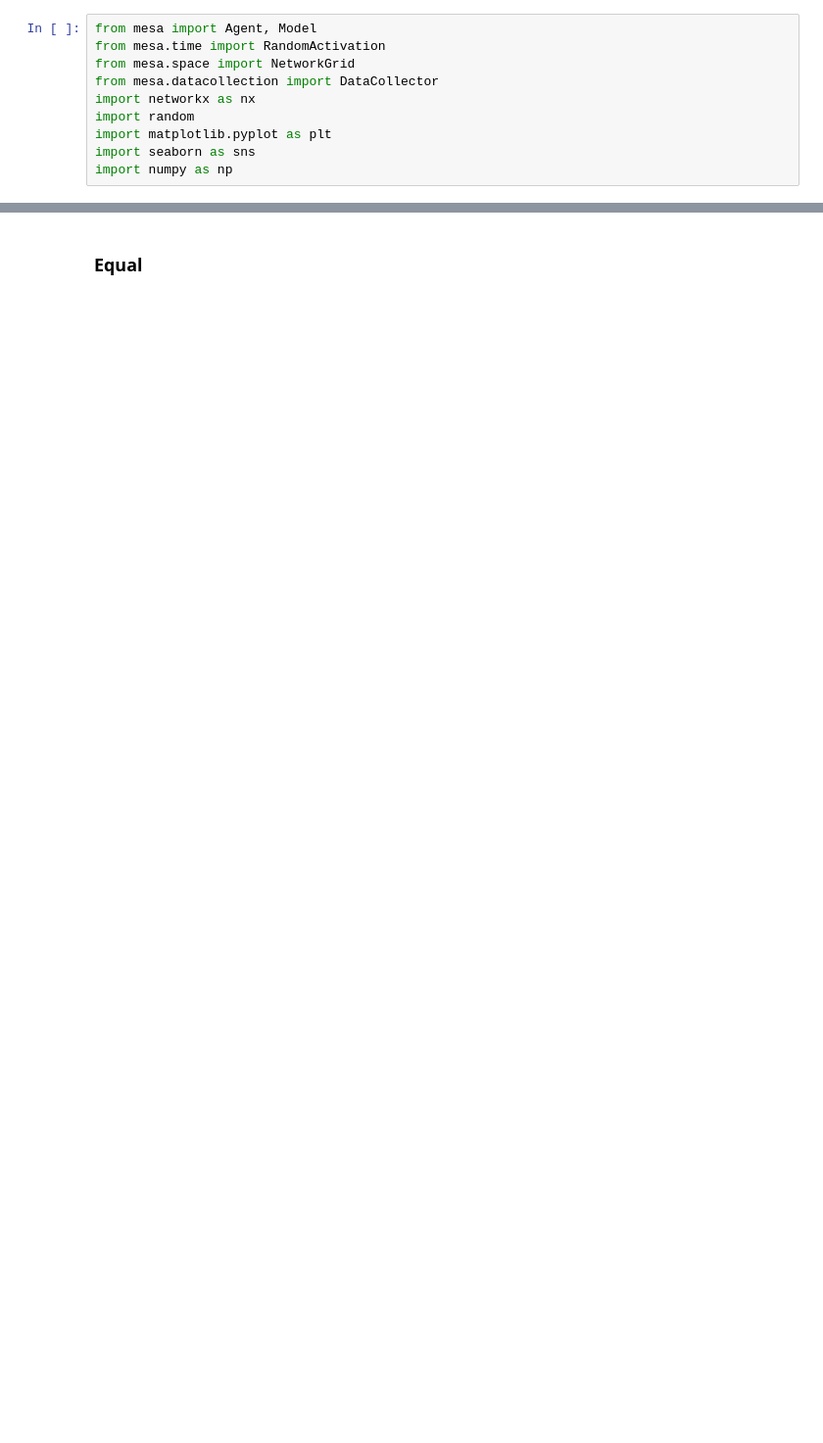
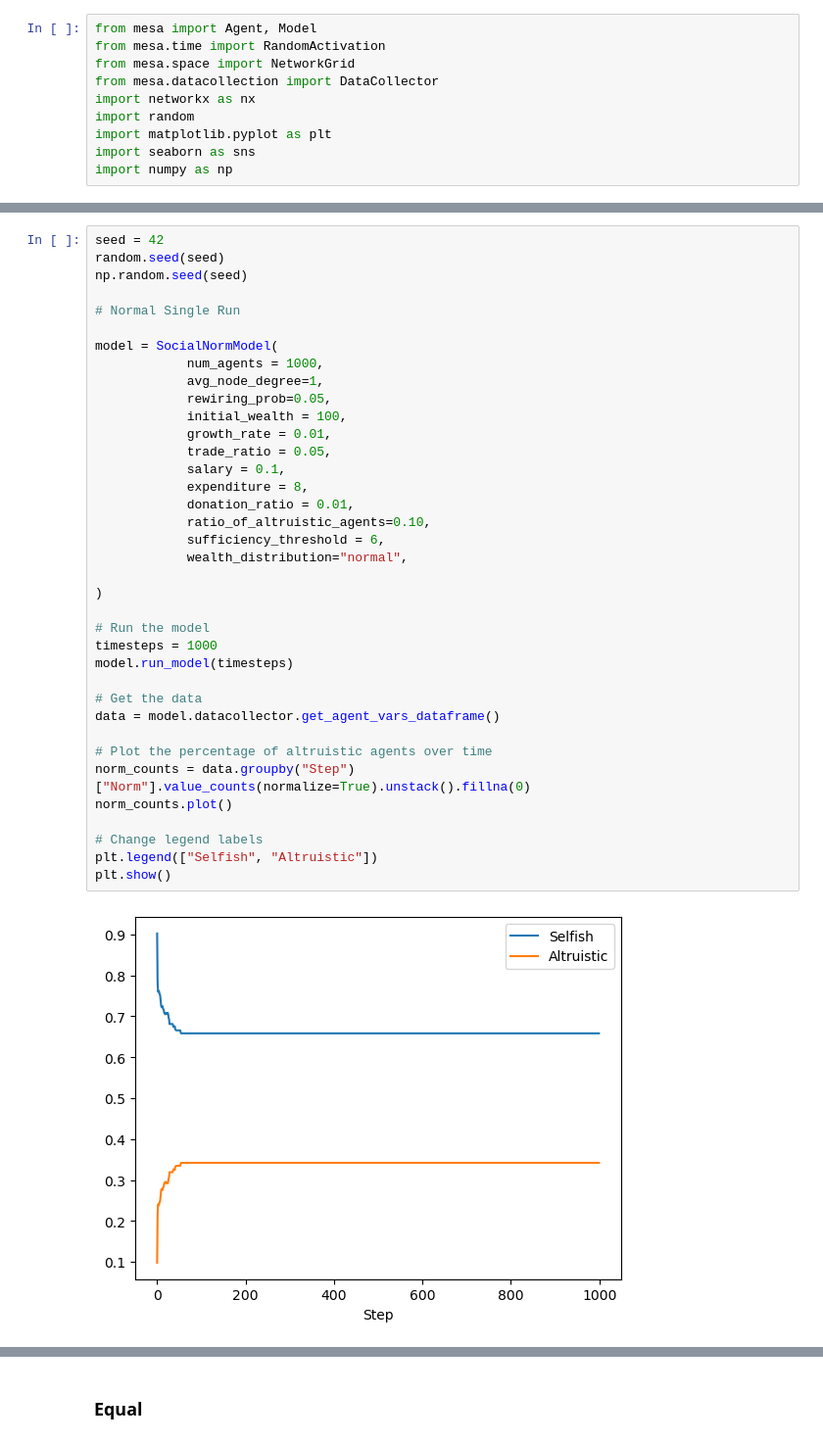
Before and after one commit to pollockDeVis/sfi_hw_normal_change, a Jupyter notebook: combined_model.ipynb, the cells around one changed output, grey strips where cells are left out. Shown at 98% size. Cells and saved outputs as stored; diff of their text form; blank space fills up the shorter version.

```diff
--- a/combined_model.ipynb
+++ b/combined_model.ipynb
@@ -178,3 +200,42 @@ class SocialNormModel(Model):
     def run_model(self, n):
         for _ in range(n):
             self.step()
+# %%
+seed = 42
+random.seed(seed)
+np.random.seed(seed)
+
+# Normal Single Run
+
+model = SocialNormModel(
+            num_agents = 1000,
+            avg_node_degree=1,
+            rewiring_prob=0.05,
+            initial_wealth = 100,
+            growth_rate = 0.01,
+            trade_ratio = 0.05,
+            salary = 0.1,
+            expenditure = 8,
+            donation_ratio = 0.01,
+            ratio_of_altruistic_agents=0.10,
+            sufficiency_threshold = 6,
+            wealth_distribution="normal",
+
+)
+
+# Run the model
+timesteps = 1000
+model.run_model(timesteps)
+
+# Get the data
+data = model.datacollector.get_agent_vars_dataframe()
+
+# Plot the percentage of altruistic agents over time
+norm_counts = data.groupby("Step")["Norm"].value_counts(normalize=True).unstack().fillna(0)
+norm_counts.plot()
+
+# Change legend labels
+plt.legend(["Selfish", "Altruistic"])
+plt.show()
+# %% [output]
+[figure, added]
```
Also changed, not shown: parts of 10 cells of this notebook, 1 other file.
